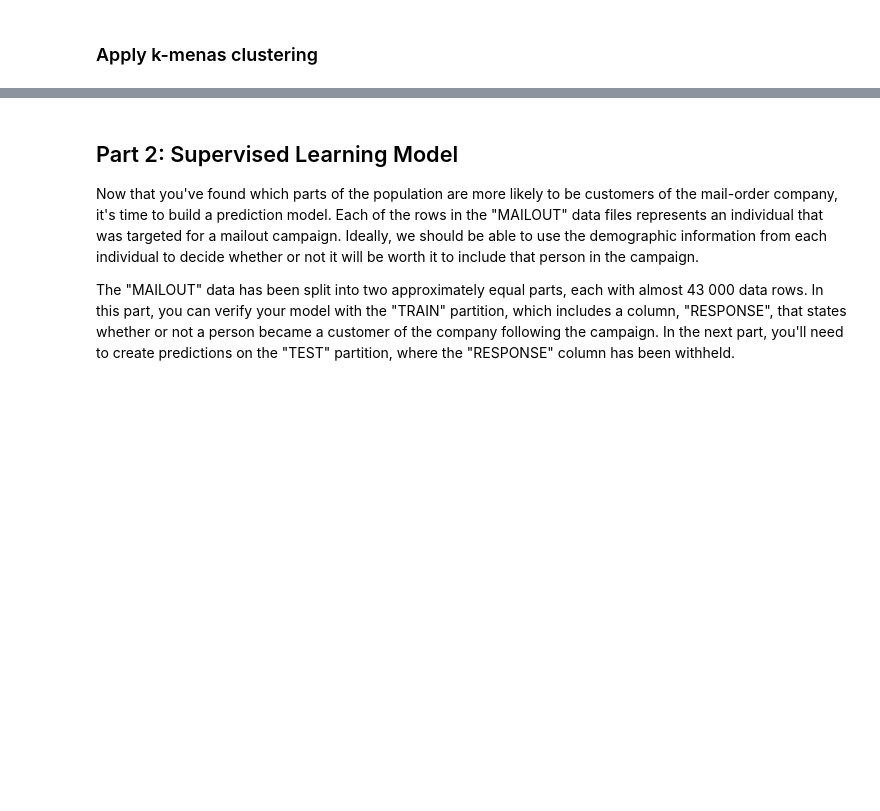
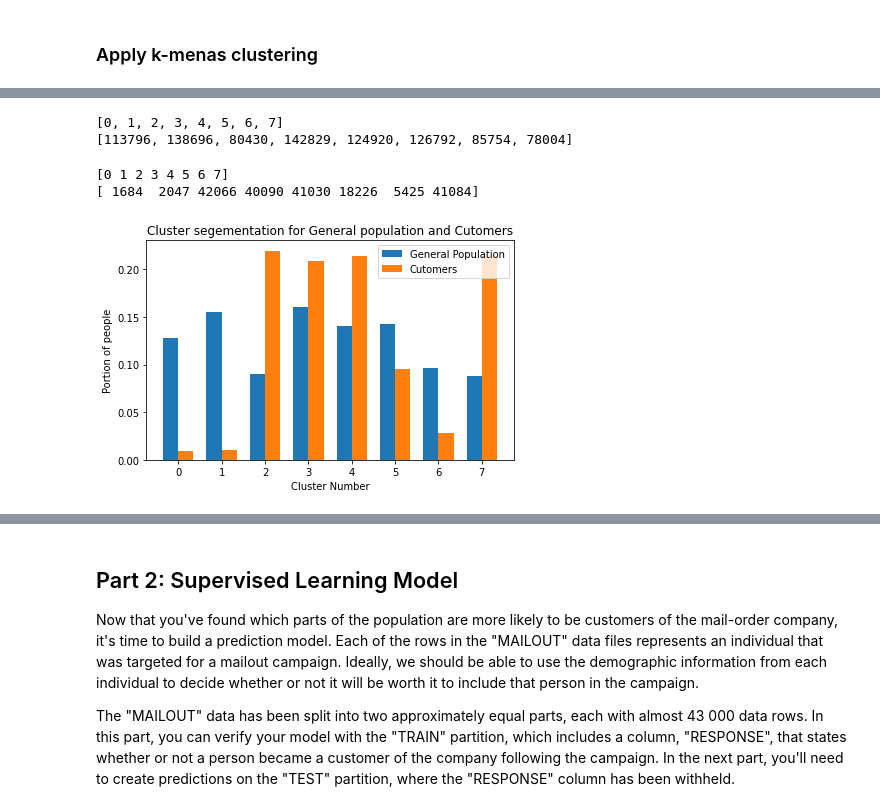
Before and after one commit to supulij/Arvato-Customer-Segmentation-for-mail-order, a Jupyter notebook: Arvato Project Workbook .ipynb, the cells around one changed output, grey strips where cells are left out. Cells and saved outputs as stored; diff of their text form; code cells hidden in the pictures; blank space fills up the shorter version.

```diff
--- a/Arvato Project Workbook .ipynb
+++ b/Arvato Project Workbook .ipynb
@@ -465,5 +465,5 @@ Based on the elbow method, 8 is seleced as a good k value.
 ### Apply k-menas clustering
 # %%
 #open the cleaned files
-azdias_pca = pd.read_csv("azdias_transformed.gzip",compression='gzip')
-customers_pca = pd.read_csv("customers_transformed.gzip",compression='gzip')
+azdias= pd.read_csv("azdias_transformed.gzip",compression='gzip')
+customers= pd.read_csv("customers_transformed.gzip",compression='gzip')
@@ -469,0 +490,45 @@ customers_pca = pd.read_csv("customers_transformed.gzip",compression='gzip')
+# %%
+#apply kmenas clustering method for the dataset
+from sklearn.cluster import KMeans
+
+cluster_model = KMeans(n_clusters=8).fit(azdias)  #selected cluster size is 8
+azdias_cluster = cluster_model.predict(azdias)
+customers_cluster = cluster_model.predict(customers)
+# %%
+#get the azdias cluster points count
+unique, azdias_counts = np.unique(azdias_cluster, return_counts=True)
+print(unique)
+print(azdias_counts)
+# %% [output]
+[0, 1, 2, 3, 4, 5, 6, 7]
+[113796, 138696, 80430, 142829, 124920, 126792, 85754, 78004]
+# %%
+#get the custoemrs cluster points count
+unique2, customers_counts = np.unique(customers_cluster, return_counts=True)
+print(unique2)
+print(customers_counts)
+# %% [output]
+[0 1 2 3 4 5 6 7]
+[ 1684  2047 42066 40090 41030 18226  5425 41084]
+# %%
+#plot graph
+
+x = np.arange(len(unique))  # the label locations
+width = 0.35  # the width of the bars
+
+cluster_fig, cluster_ax = plt.subplots()
+chart1 = cluster_ax.bar(x - width/2, azdias_counts/azdias_counts.sum(), width, label='General Population')
+chart2 = cluster_ax.bar(x + width/2, customers_counts/customers_counts.sum(), width, label='Cutomers')
+
+# Add some text for labels, title and custom x-axis tick labels, etc.
+cluster_ax.set_ylabel('Portion of people')
+cluster_ax.set_title('Cluster segementation for General population and Cutomers')
+cluster_ax.set_xlabel('Cluster Number')
+cluster_ax.set_xticks(x)
+cluster_ax.set_xticklabels(unique)
+cluster_ax.legend()
+cluster_fig.tight_layout()
+
+plt.show()
+# %% [output]
+[figure, added]
```
Also changed, not shown: parts of 32 cells of this notebook.
